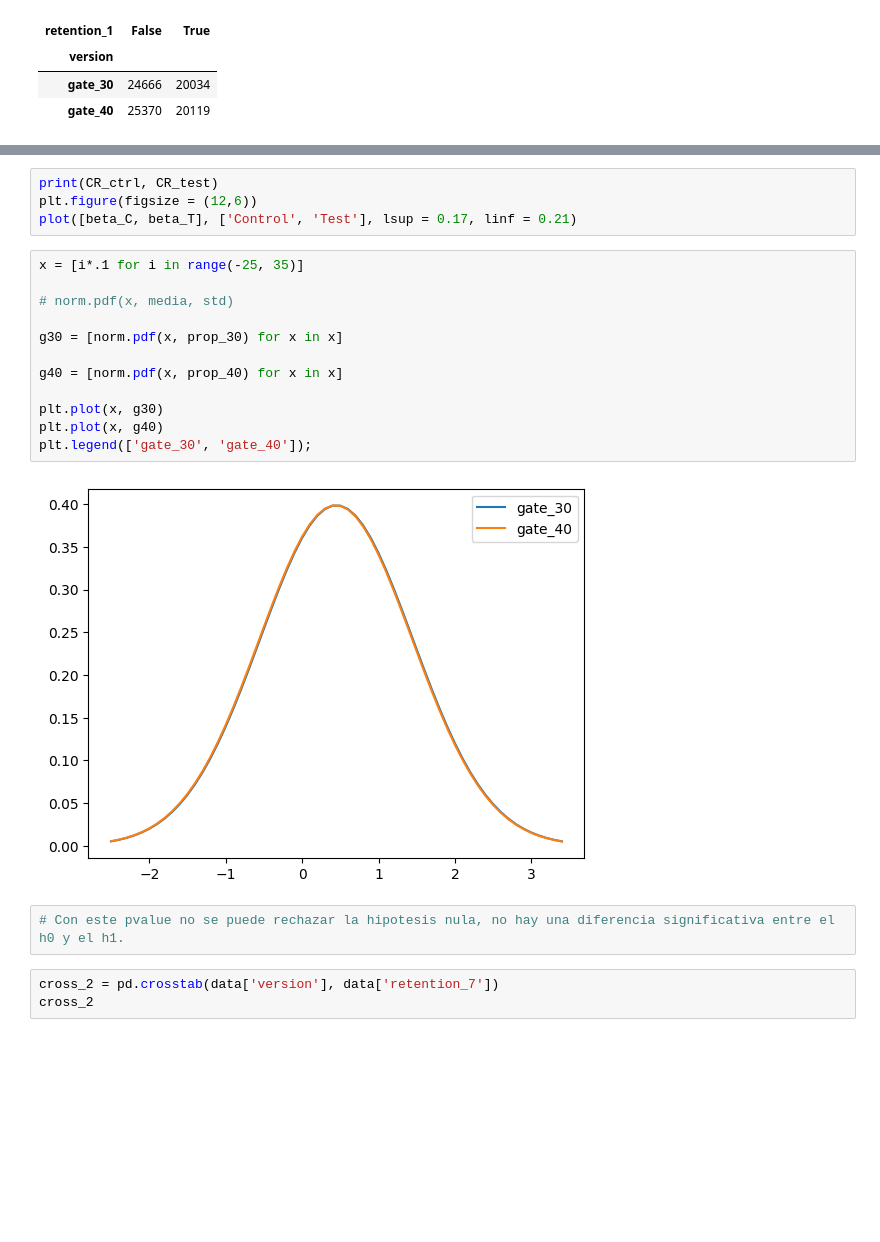
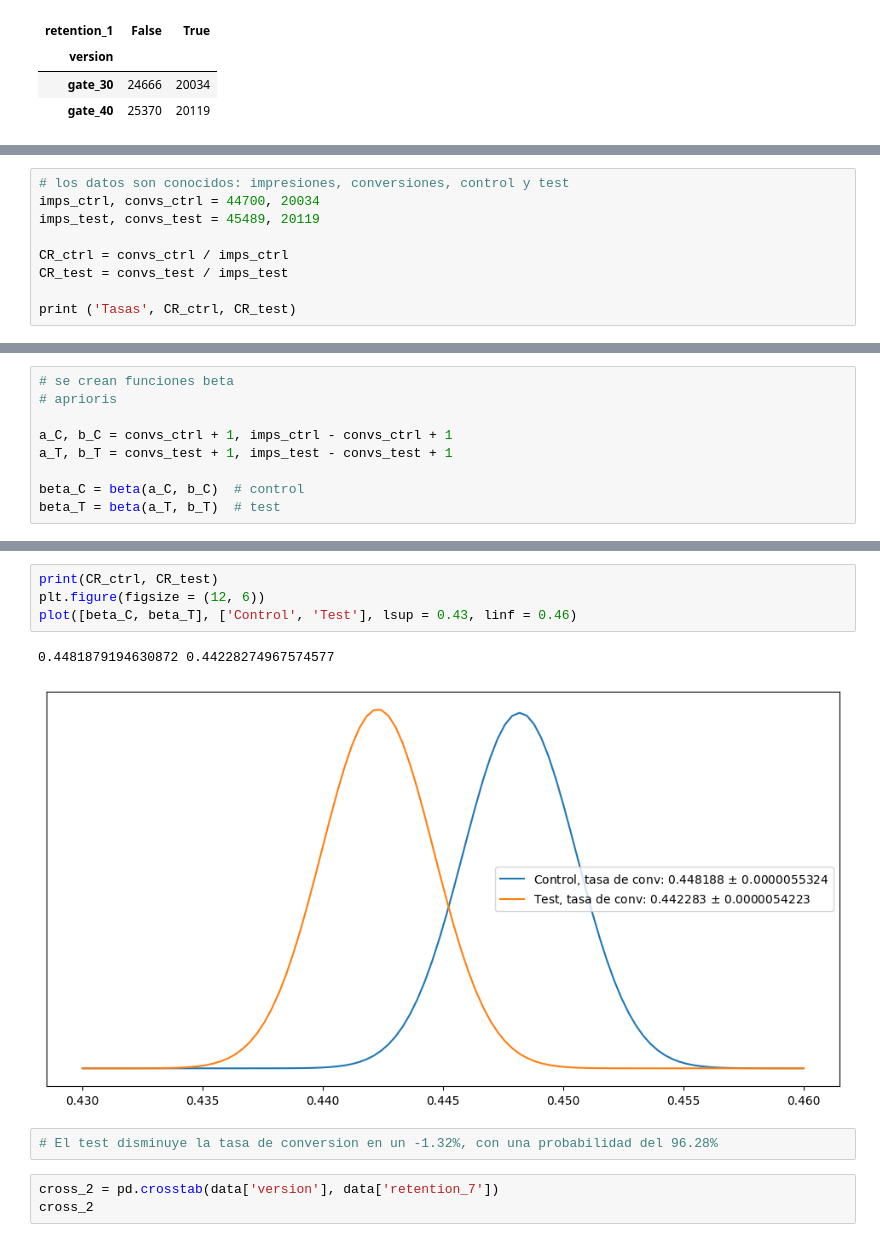
Before and after one commit to Ironhack-Data-Madrid-Abril-2023/6.4-lab_ab_testing, a Jupyter notebook: lab-ab-test.ipynb, the cells around one changed output, grey strips where cells are left out. Cells and saved outputs as stored; diff of their text form; blank space fills up the shorter version.

```diff
--- a/lab-ab-test.ipynb
+++ b/lab-ab-test.ipynb
@@ -141,0 +58,9 @@ intervalo conf 95% para grupo tratamiento: [0.439, 0.449]
+# %%
+# los datos son conocidos: impresiones, conversiones, control y test
+imps_ctrl, convs_ctrl = 44700, 20034
+imps_test, convs_test = 45489, 20119
+
+CR_ctrl = convs_ctrl / imps_ctrl
+CR_test = convs_test / imps_test
+
+print ('Tasas', CR_ctrl, CR_test)
@@ -141,0 +69,9 @@ intervalo conf 95% para grupo tratamiento: [0.439, 0.449]
+# %%
+# se crean funciones beta
+# aprioris
+
+a_C, b_C = convs_ctrl + 1, imps_ctrl - convs_ctrl + 1
+a_T, b_T = convs_test + 1, imps_test - convs_test + 1
+
+beta_C = beta(a_C, b_C)  # control
+beta_T = beta(a_T, b_T)  # test
@@ -142,23 +100,12 @@ intervalo conf 95% para grupo tratamiento: [0.439, 0.449]
 # %%
 print(CR_ctrl, CR_test)
-plt.figure(figsize = (12,6))
-plot([beta_C, beta_T], ['Control', 'Test'], lsup = 0.17, linf = 0.21)
+plt.figure(figsize = (12, 6))
+plot([beta_C, beta_T], ['Control', 'Test'], lsup = 0.43, linf = 0.46)
+# %% [output]
+0.4481879194630872 0.44228274967574577
+[figure, added]
-# %%
-x = [i*.1 for i in range(-25, 35)]
-
-# norm.pdf(x, media, std)
-
-g30 = [norm.pdf(x, prop_30) for x in x]
-
-g40 = [norm.pdf(x, prop_40) for x in x]
-
-plt.plot(x, g30)
-plt.plot(x, g40)
-plt.legend(['gate_30', 'gate_40']);
-# %% [output]
-[figure, removed]
-# %%
-# Con este pvalue no se puede rechazar la hipotesis nula, no hay una diferencia significativa entre el h0 y el h1.
+# %%
+# El test disminuye la tasa de conversion en un -1.32%, con una probabilidad del 96.28%
 # %%
 cross_2 = pd.crosstab(data['version'], data['retention_7'])
 cross_2
```
Also changed, not shown: parts of 19 cells of this notebook.
